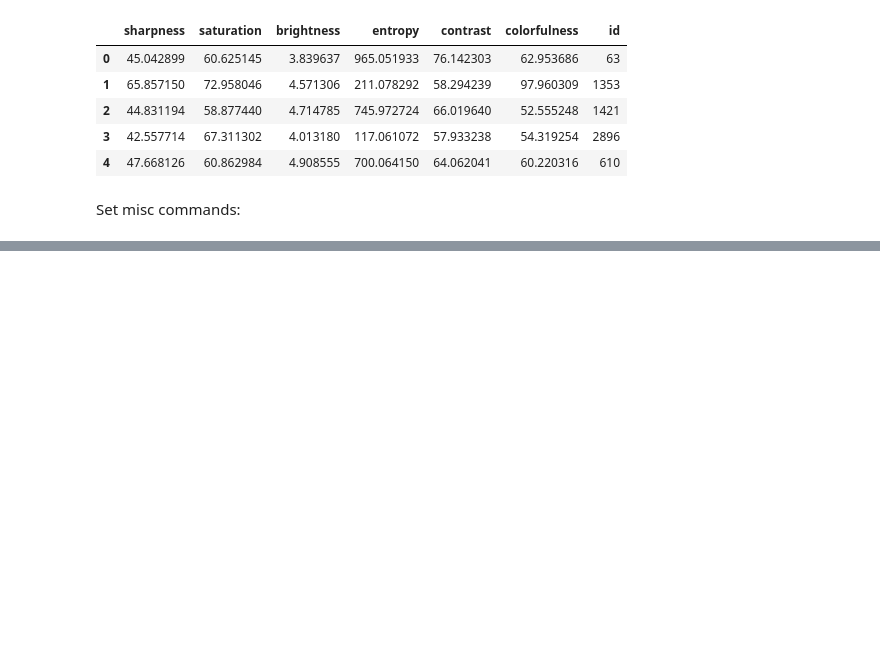
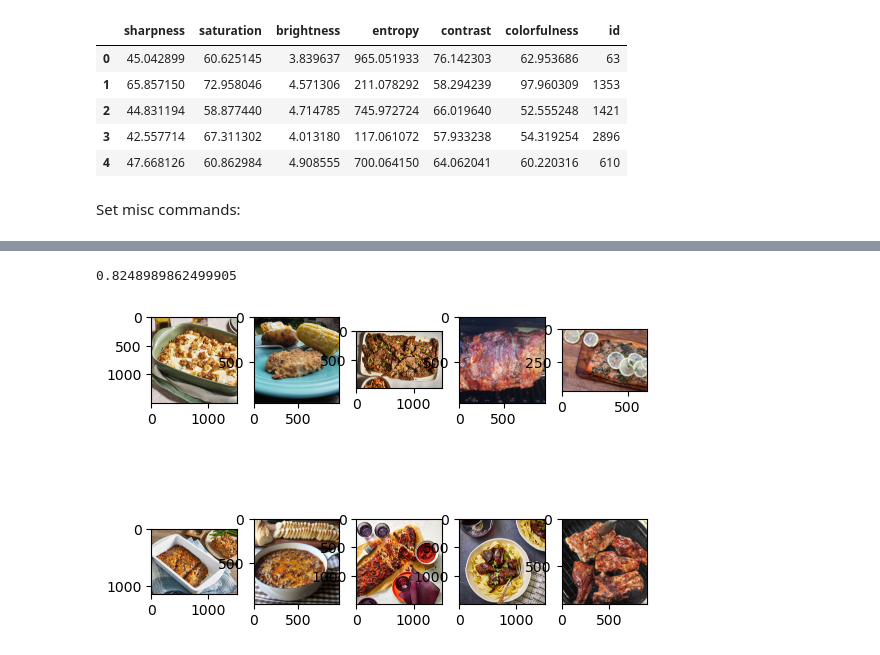
Before and after one commit to snorrealv/info345_semester_assignment, a Jupyter notebook: VCS_Recommender/features_recommender.ipynb, the cells around one changed output, grey strips where cells are left out. Cells and saved outputs as stored; diff of their text form; code cells hidden in the pictures; blank space fills up the shorter version.

```diff
--- a/VCS_Recommender/features_recommender.ipynb
+++ b/VCS_Recommender/features_recommender.ipynb
@@ -78,6 +51,3 @@ df.head()
 | 4 | 47.668126 | 60.862984 | 4.908555 | 700.064150 | 64.062041 | 60.220316 | 610 |
 # %% [markdown]
 Set misc commands:
-# %%
-df = df.set_index(keys='id')
-df.values
@@ -112,0 +79,37 @@ get_item_profile(63)
+# %%
+a = df[df.index==2896].values
+b = df[df.index==610].values
+# %%
+cosine_similarity(a[0],b[0])
+# %% [output]
+0.8248989862499905
+# %%
+def findsimular(id:int, values = None):
+    # get features for item:
+    a = df[df.id==id].values
+    try:
+        if not values: values = df.values
+    except Exception as e:
+        pass
+
+    l = []
+    for key, value in enumerate(values):
+        l.append([int(value[-1]),cosine_similarity(a[0][:-1],value[:-1])])
+    return pd.DataFrame(l, columns =['id', 'simularity'])
+
+val = findsimular(8768)
+
+ids = val.sort_values(by='simularity', ascending=False)[:10]
+import matplotlib.pyplot as plt
+from PIL import Image
+
+fig,ax = plt.subplots(2,5)
+
+filenames=['../data/images/{}.jpg'.format(i) for i in ids['id']] #or glob or any other way to describe filenames
+for i in range(10):
+    with open(filenames[i],'rb') as f:
+        image=Image.open(f)
+        ax[i%2][i//2].imshow(image)
+fig.show()
+# %% [output]
+[figure, added]
```
Also changed, not shown: parts of 18 cells of this notebook, 38 other files.
